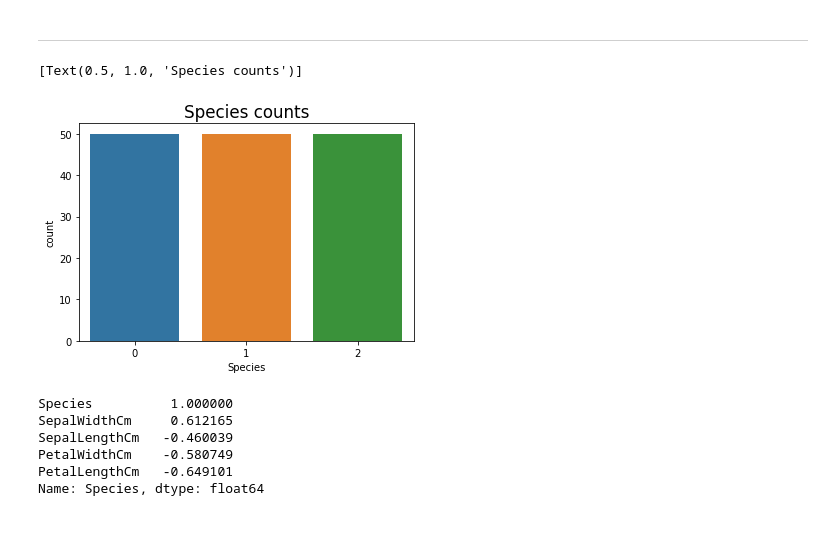
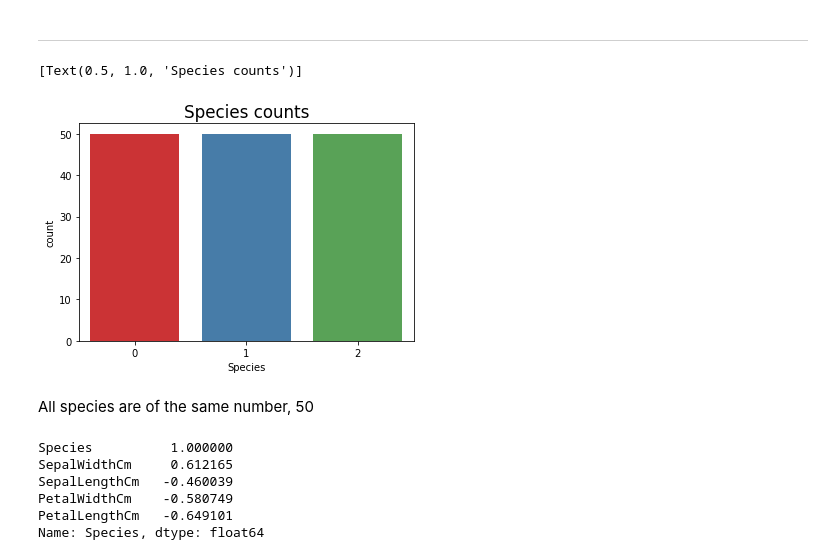
Before and after one commit to hikmatullah-mohammadi/iris-species-prediction, a Jupyter notebook: Iris_specie_prediction.ipynb, the cells around one changed output. Saved outputs shown, nothing was run; the diff lists cells and outputs as text; code cells hidden in the pictures; blank space fills up the shorter version.

```diff
--- a/Iris_specie_prediction.ipynb
+++ b/Iris_specie_prediction.ipynb
@@ -146,10 +148,13 @@ Name: Species, dtype: int64
 # %%
 fig = plt.figure()
 ax = fig.gca()
+sns.set_palette('Set1')
 sns.countplot(in_df['Species'], ax=ax)
 sns.set(color_codes=('r', 'g', 'b'), font_scale=1.4)
 ax.set(title='Species counts')
 # %% [output]
 [Text(0.5, 1.0, 'Species counts')]
-[figure, old version]
+[figure, new version]
+# %% [markdown]
+All species are of the same number, 50
 # %%
```
Also changed, not shown: parts of 14 cells of this notebook.
